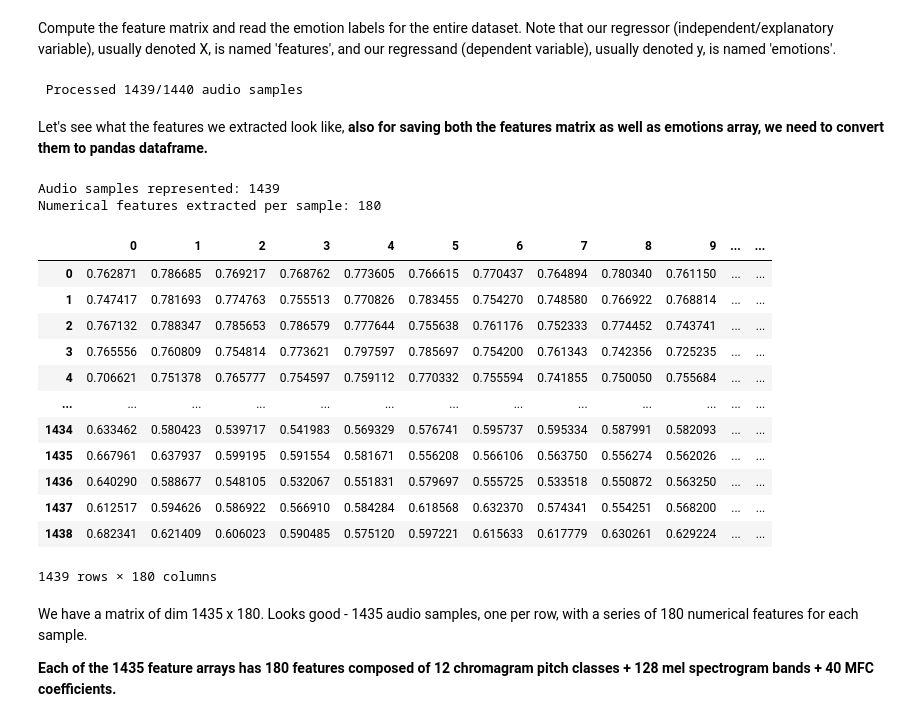
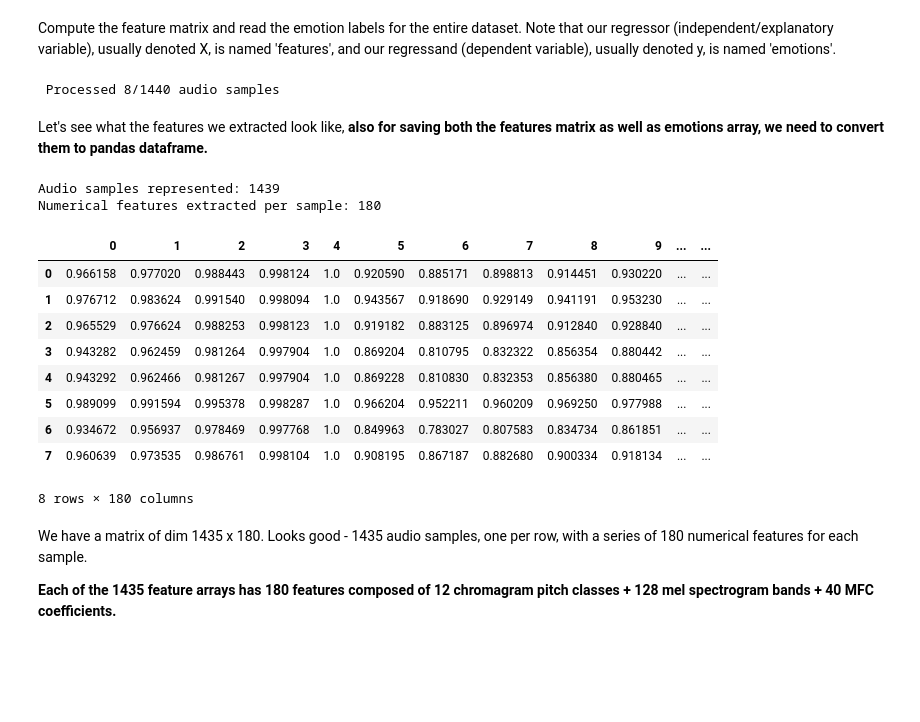
Before and after one commit to timothytzkung/Week3-ClassicML, a Jupyter notebook: Week_3_MachineLearning.ipynb, the cells around one changed output. Drawn from its saved outputs; the diff is of its cells as text; code cells hidden in the pictures; blank space fills up the shorter version.

Commit message:
Update Week_3_MachineLearning.ipynb
- Updated notebook with test code

```diff
--- a/Week_3_MachineLearning.ipynb
+++ b/Week_3_MachineLearning.ipynb
@@ -8,3 +1,12 @@ Drive already mounted at /content/drive; to attempt to forcibly remount, call dr
+# %%
+# from google.colab import drive
+# drive.mount('/content/drive')
+# Clearly explain what each SCALER does to your data
+# Isolate Actor 25 test data from data set
+
+filepath = "Desktop/Week3-ClassicML-main/data/Actor_*/*.wav"
+
+test_filepath = "Desktop/Week3-ClassicML-main/Actor_25/*.wav"
 # %% [markdown]
 <center><h1> Introduction to Audio Classification with Machine Learning Models </h1></center>
 
@@ -172,10 +194,10 @@ Finally, let's load our entire dataset and compute the features of each audio fi
 # %%
 import os, glob
 
-def load_data():
+def load_data(_filepath):
     X,y=[],[]
     count = 0
-    for file in glob.glob("Audio Data/Audio Data/*/*.wav"):
+    for file in glob.glob(_filepath):
         file_name=os.path.basename(file)
         emotion=emotions_dict[file_name.split("-")[2]]
         features = get_features(file)
@@ -190,37 +212,39 @@ def load_data():
 Compute the feature matrix and read the emotion labels for the entire dataset.
 Note that our regressor (independent/explanatory variable), usually denoted X, is named 'features', and our regressand (dependent variable), usually denoted y, is named 'emotions'.
 # %%
-features, emotions = load_data()
+features, emotions = load_data(filepath)
+
+test_features, emotions = load_data(test_filepath)
 # %% [output]
- Processed 1439/1440 audio samples
+ Processed 8/1440 audio samples
 # %% [markdown]
 Let's see what the features we extracted look like, **also for saving both the features matrix as well as emotions array, we need to convert them to pandas dataframe.**
 # %%
 print(f'\nAudio samples represented: {features.shape[0]}')
 print(f'Numerical features extracted per sample: {features.shape[1]}')
 features_df = pd.DataFrame(features) # make it pretty for display
 
 
 #making dataframe for emotions as well
 emotions_df = pd.DataFrame(emotions) # make it pretty for display
 
+test_features_df = pd.DataFrame(test_features)
+
 features_df
+test_features_df
 # %% [output]
 Audio samples represented: 1439
 Numerical features extracted per sample: 180
 |  | 0 | 1 | 2 | 3 | 4 | 5 | 6 | 7 | 8 | 9 | ... | ... |
-| 0 | 0.762871 | 0.786685 | 0.769217 | 0.768762 | 0.773605 | 0.766615 | 0.770437 | 0.764894 | 0.780340 | 0.761150 | ... | ... |
-| 1 | 0.747417 | 0.781693 | 0.774763 | 0.755513 | 0.770826 | 0.783455 | 0.754270 | 0.748580 | 0.766922 | 0.768814 | ... | ... |
-| 2 | 0.767132 | 0.788347 | 0.785653 | 0.786579 | 0.777644 | 0.755638 | 0.761176 | 0.752333 | 0.774452 | 0.743741 | ... | ... |
-| 3 | 0.765556 | 0.760809 | 0.754814 | 0.773621 | 0.797597 | 0.785697 | 0.754200 | 0.761343 | 0.742356 | 0.725235 | ... | ... |
-| 4 | 0.706621 | 0.751378 | 0.765777 | 0.754597 | 0.759112 | 0.770332 | 0.755594 | 0.741855 | 0.750050 | 0.755684 | ... | ... |
-| ... | ... | ... | ... | ... | ... | ... | ... | ... | ... | ... | ... | ... |
-| 1434 | 0.633462 | 0.580423 | 0.539717 | 0.541983 | 0.569329 | 0.576741 | 0.595737 | 0.595334 | 0.587991 | 0.582093 | ... | ... |
-| 1435 | 0.667961 | 0.637937 | 0.599195 | 0.591554 | 0.581671 | 0.556208 | 0.566106 | 0.563750 | 0.556274 | 0.562026 | ... | ... |
-| 1436 | 0.640290 | 0.588677 | 0.548105 | 0.532067 | 0.551831 | 0.579697 | 0.555725 | 0.533518 | 0.550872 | 0.563250 | ... | ... |
-| 1437 | 0.612517 | 0.594626 | 0.586922 | 0.566910 | 0.584284 | 0.618568 | 0.632370 | 0.574341 | 0.554251 | 0.568200 | ... | ... |
-| 1438 | 0.682341 | 0.621409 | 0.606023 | 0.590485 | 0.575120 | 0.597221 | 0.615633 | 0.617779 | 0.630261 | 0.629224 | ... | ... |
+| 0 | 0.966158 | 0.977020 | 0.988443 | 0.998124 | 1.0 | 0.920590 | 0.885171 | 0.898813 | 0.914451 | 0.930220 | ... | ... |
+| 1 | 0.976712 | 0.983624 | 0.991540 | 0.998094 | 1.0 | 0.943567 | 0.918690 | 0.929149 | 0.941191 | 0.953230 | ... | ... |
+| 2 | 0.965529 | 0.976624 | 0.988253 | 0.998123 | 1.0 | 0.919182 | 0.883125 | 0.896974 | 0.912840 | 0.928840 | ... | ... |
+| 3 | 0.943282 | 0.962459 | 0.981264 | 0.997904 | 1.0 | 0.869204 | 0.810795 | 0.832322 | 0.856354 | 0.880442 | ... | ... |
+| 4 | 0.943292 | 0.962466 | 0.981267 | 0.997904 | 1.0 | 0.869228 | 0.810830 | 0.832353 | 0.856380 | 0.880465 | ... | ... |
+| 5 | 0.989099 | 0.991594 | 0.995378 | 0.998287 | 1.0 | 0.966204 | 0.952211 | 0.960209 | 0.969250 | 0.977988 | ... | ... |
+| 6 | 0.934672 | 0.956937 | 0.978469 | 0.997768 | 1.0 | 0.849963 | 0.783027 | 0.807583 | 0.834734 | 0.861851 | ... | ... |
+| 7 | 0.960639 | 0.973535 | 0.986761 | 0.998104 | 1.0 | 0.908195 | 0.867187 | 0.882680 | 0.900334 | 0.918134 | ... | ... |
-1439 rows × 180 columns
+8 rows × 180 columns
 # %% [markdown]
 We have a matrix of dim 1435 x 180. Looks good - 1435 audio samples, one per row, with a series of
 180 numerical features for each sample.
```
Also changed, not shown: parts of 14 cells of this notebook.
